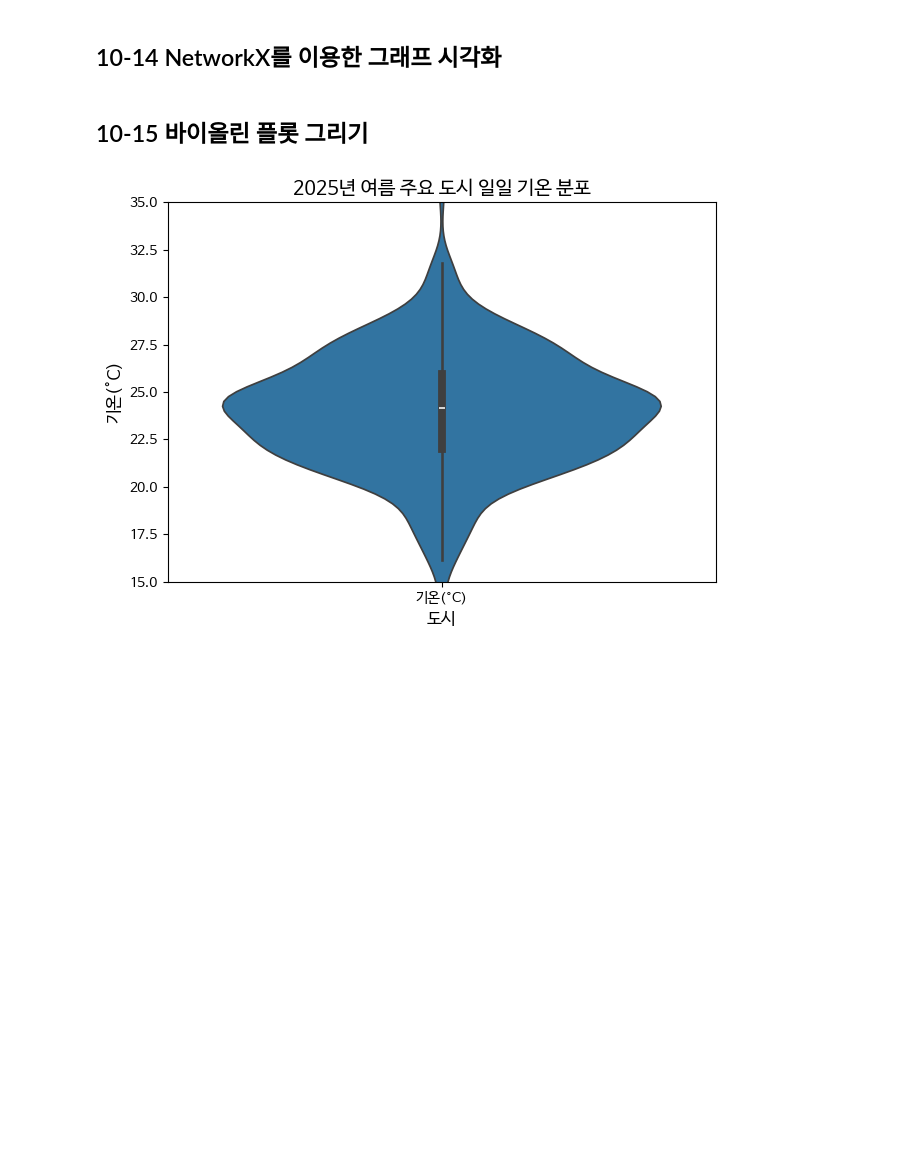
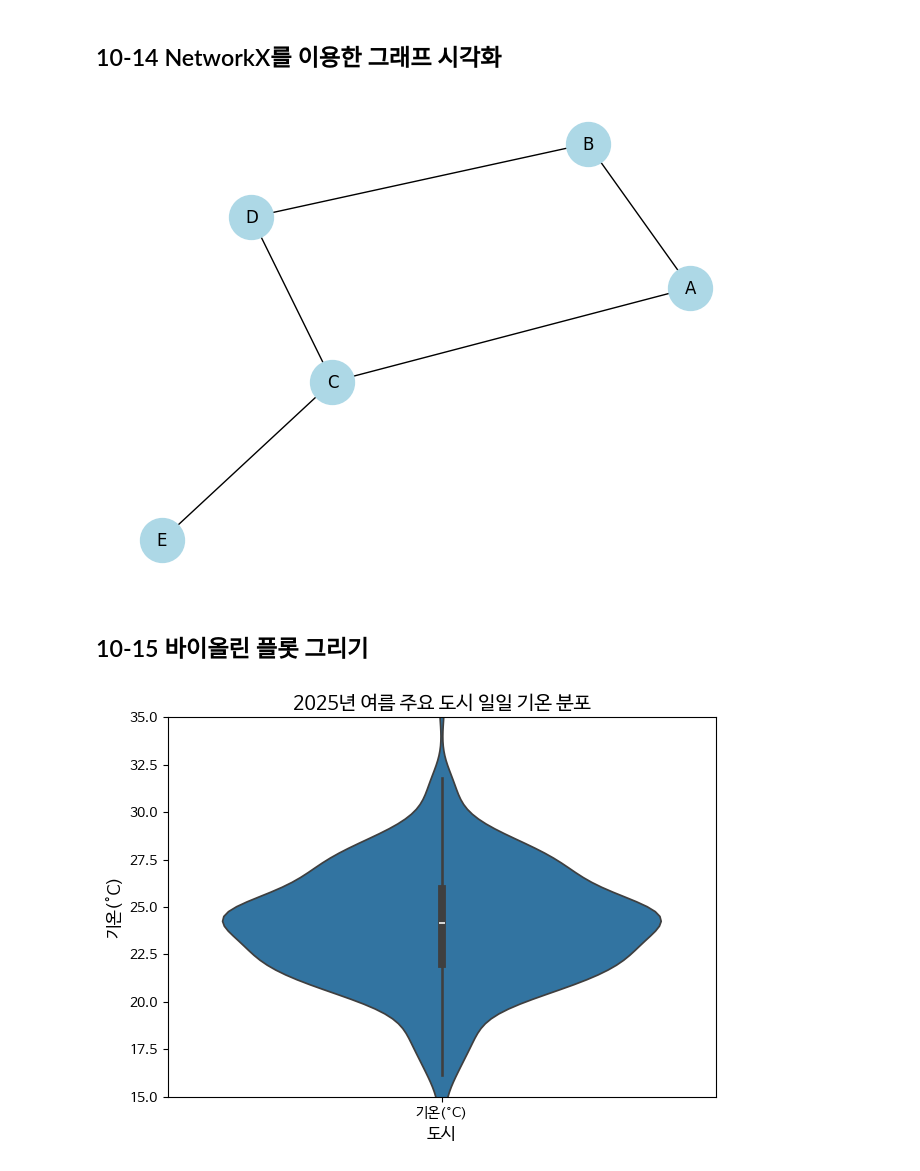
Before and after one commit to jj-it-lab/Data-Analysis-with-Open-Source, a Jupyter notebook: 오픈소스_데이터_분석_10강.ipynb, the cells around one changed output. Cells and saved outputs as stored; diff of their text form; code cells hidden in the pictures; blank space fills up the shorter version.

```diff
--- a/오픈소스_데이터_분석_10강.ipynb
+++ b/오픈소스_데이터_분석_10강.ipynb
@@ -317,19 +317,22 @@ map
 # %%
 import networkx as nx
 import matplotlib.pyplot as plt
 
 ## 그래프 객체 생성
 G = nx.Graph()
 
 ## 노드(정점) 추가
 G.add_nodes_from(["A", "B", "C", "D", "E"])
 
 ## 엣지(간선) 추가
 G.add_edges_from([("A", "B"), ("A", "C"), ("B", "D"), ("C", "D"), ("C", "E")])
 
 ## 그래프 시각화
+nx.draw(G, with_labels=True, node_size=1000, node_color='lightblue')
 
 plt.show()
+# %% [output]
+[figure, added]
 # %% [markdown]
 ## 10-15 바이올린 플롯 그리기
 # %%
```
